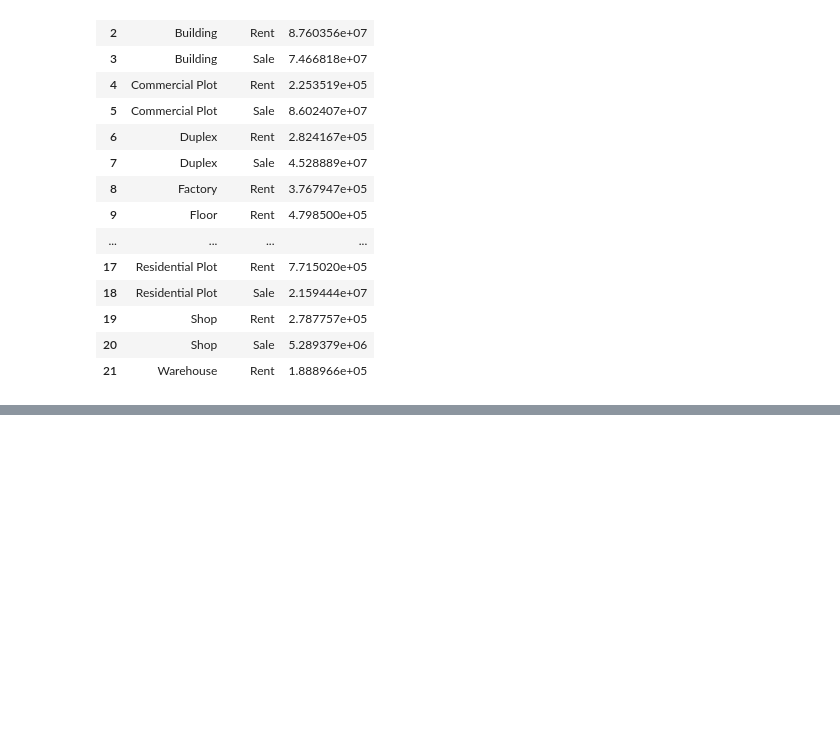
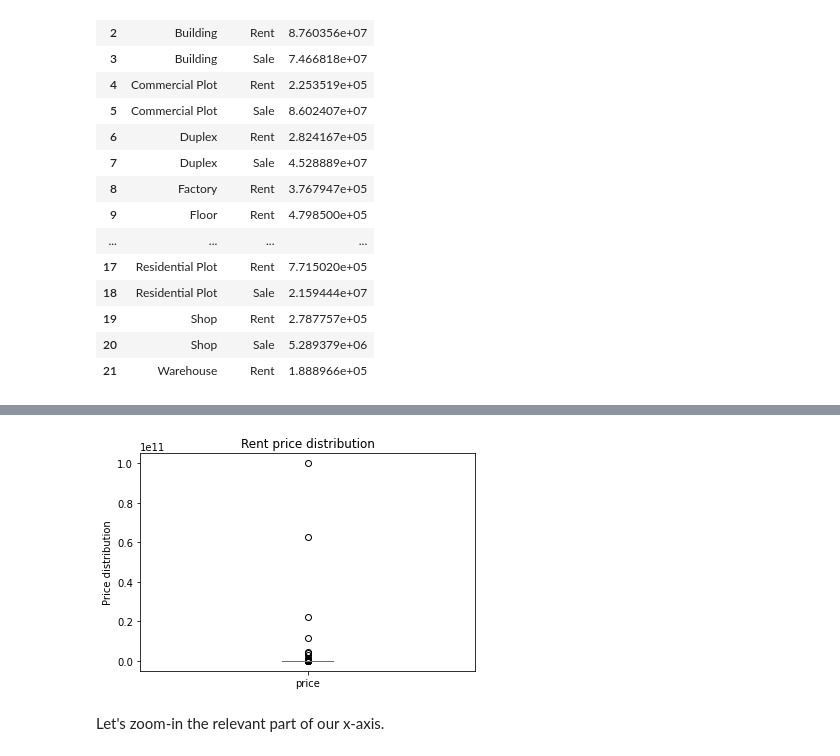
Before and after one commit to OmdenaAI/dhaka-bangladesh-real-estate-recommendation, a Jupyter notebook: src/tasks/task-3-exploratory-data-analysis/EDA - real estate market in Bangladesh.ipynb, the cells around one changed output, grey strips where cells are left out. Saved outputs shown, nothing was run; the diff lists cells and outputs as text; code cells hidden in the pictures; blank space fills up the shorter version.

```diff
--- a/src/tasks/task-3-exploratory-data-analysis/EDA - real estate market in Bangladesh.ipynb
+++ b/src/tasks/task-3-exploratory-data-analysis/EDA - real estate market in Bangladesh.ipynb
@@ -527,0 +598,4 @@ plt.show()
+# %%
+# Get the rent prices
+rent_prices = df[df["purpose"]=="Rent"]["price"]
+rent_prices
@@ -527,0 +615,11 @@ plt.show()
+# %%
+# Price distribution for Rent
+rent_prices.plot(kind="box")
+
+# plt.xlabel("Departure delay (in minutes)")
+plt.ylabel("Price distribution")
+plt.title("Rent price distribution");
+# %% [output]
+[figure, added]
+# %% [markdown]
+Let's zoom-in the relevant part of our x-axis.
```
Also changed, not shown: parts of 45 cells of this notebook, 2 other files.
